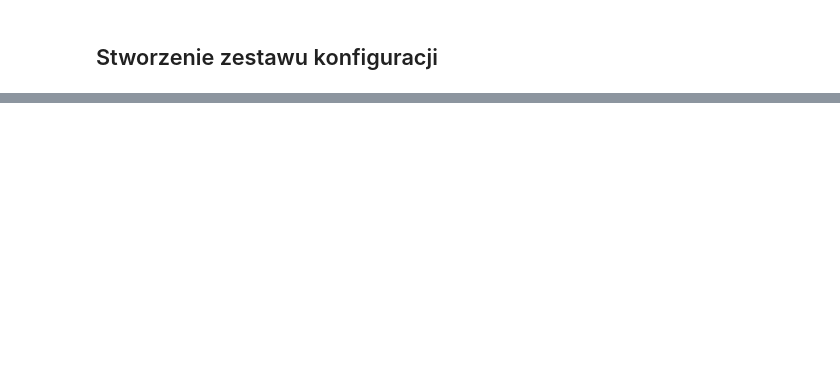
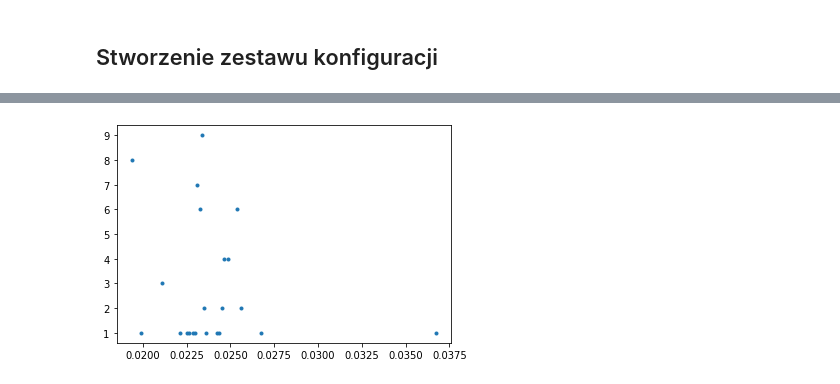
Before and after one commit to roaringdeer/intelligent-scissors, a Jupyter notebook: test_notepad.ipynb, the cells around one changed output, grey strips where cells are left out. Drawn from its saved outputs; the diff is of its cells as text; code cells hidden in the pictures; blank space fills up the shorter version.

```diff
--- a/test_notepad.ipynb
+++ b/test_notepad.ipynb
@@ -216,22 +42,0 @@ data\configs\cfg_00045.json === 9
-# %%
-for cfg in min_configs:
-    for j in range(iterations):
-        print(f"\r{cfg} === {j}", end="")
-        if not cfg in times:
-            times[cfg] = {}
-
-        path_image = np.zeros_like(image)
-
-        pathfinder = Pathfinder(image, config_file=cfg)
-
-        path = []
-        for i in range(len(selected_points)-1):
-            if not i in times[cfg]:
-                times[cfg][i] = []
-            start_xy = selected_points[i]
-            end_xy = selected_points[i+1]
-            t_start = timeit.default_timer()
-            found_path = pathfinder.find_path(start_xy, end_xy)
-            t_end = timeit.default_timer()
-            exec_time = t_end - t_start
-            times[cfg][i].append(exec_time)
@@ -262,0 +258,8 @@ for k, v in times.items():
+# %%
+scores_vals = [sum(s)/len(s) for s in scores.values()]
+counted_scores = dict(Counter(scores_vals))
+cscores_vals, cscores_count = zip(*counted_scores.items())
+plt.plot(cscores_vals, cscores_count, '.')
+plt.show()
+# %% [output]
+[figure, added]
```
Also changed, not shown: parts of 170 cells of this notebook.
